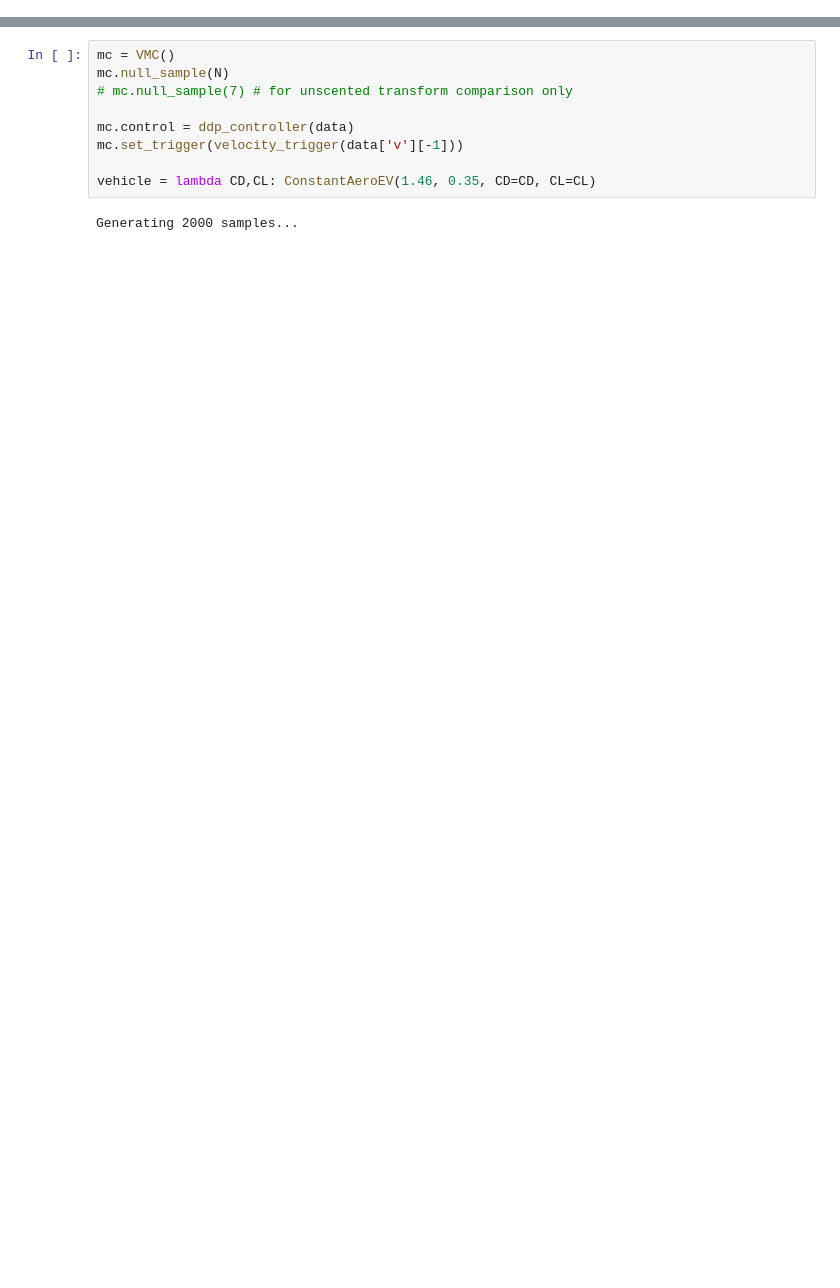
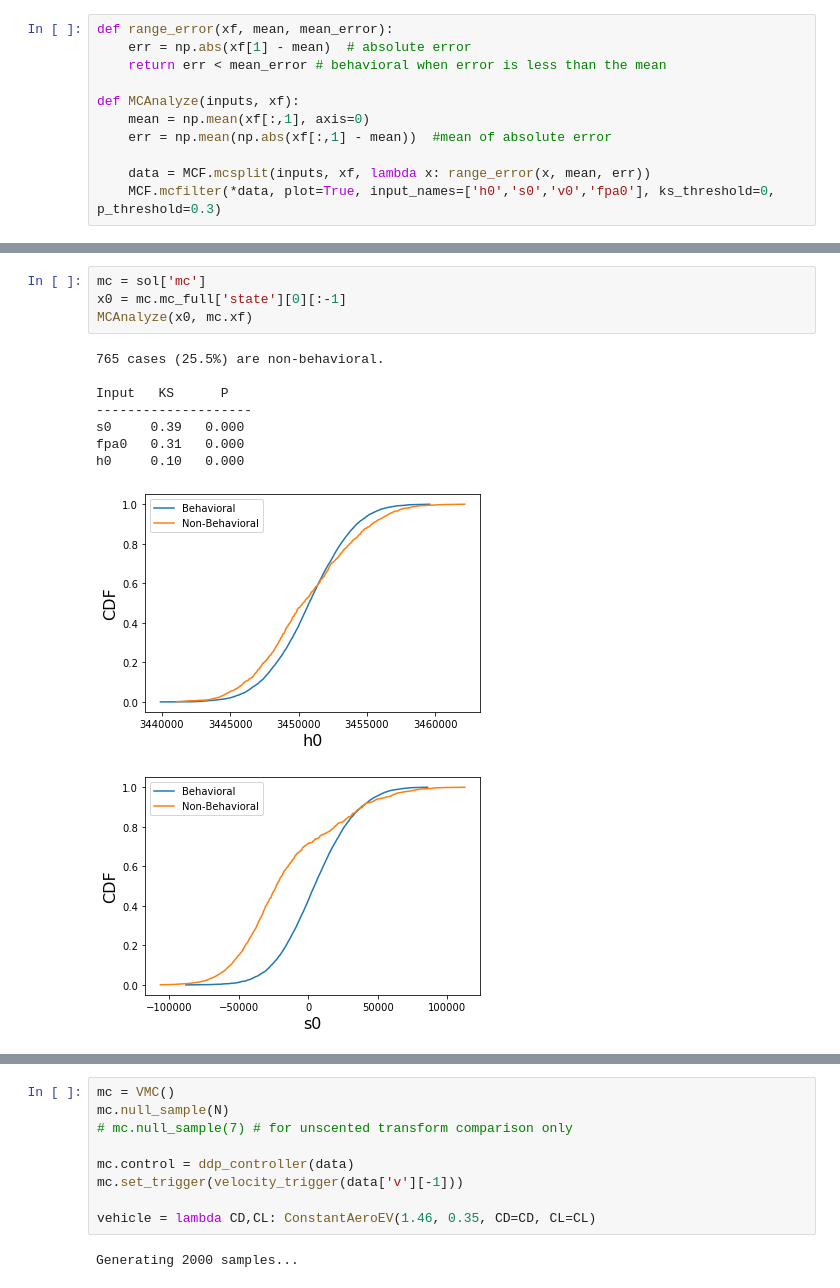
Before and after one commit to CDNoyes/EDL-Py, a Jupyter notebook: DDPMonteCarlo.ipynb, the cells around one changed output, grey strips where cells are left out. Drawn from its saved outputs; the diff is of its cells as text; blank space fills up the shorter version.

```diff
--- a/DDPMonteCarlo.ipynb
+++ b/DDPMonteCarlo.ipynb
@@ -29,0 +33,11 @@ np.set_printoptions(suppress=True, precision=3)
+# %%
+def range_error(xf, mean, mean_error):
+    err = np.abs(xf[1] - mean)  # absolute error
+    return err < mean_error # behavioral when error is less than the mean
+
+def MCAnalyze(inputs, xf):
+    mean = np.mean(xf[:,1], axis=0)
+    err = np.mean(np.abs(xf[:,1] - mean))  #mean of absolute error
+
+    data = MCF.mcsplit(inputs, xf, lambda x: range_error(x, mean, err))
+    MCF.mcfilter(*data, plot=True, input_names=['h0','s0','v0','fpa0'], ks_threshold=0, p_threshold=0.3)
@@ -29,0 +271,14 @@ np.set_printoptions(suppress=True, precision=3)
+# %%
+mc = sol['mc']
+x0 = mc.mc_full['state'][0][:-1]
+MCAnalyze(x0, mc.xf)
+# %% [output]
+765 cases (25.5%) are non-behavioral.
+
+Input   KS      P
+--------------------
+s0     0.39   0.000
+fpa0   0.31   0.000
+h0     0.10   0.000
+[figure, added]
+[figure, added]
```
Also changed, not shown: parts of 23 cells of this notebook.
